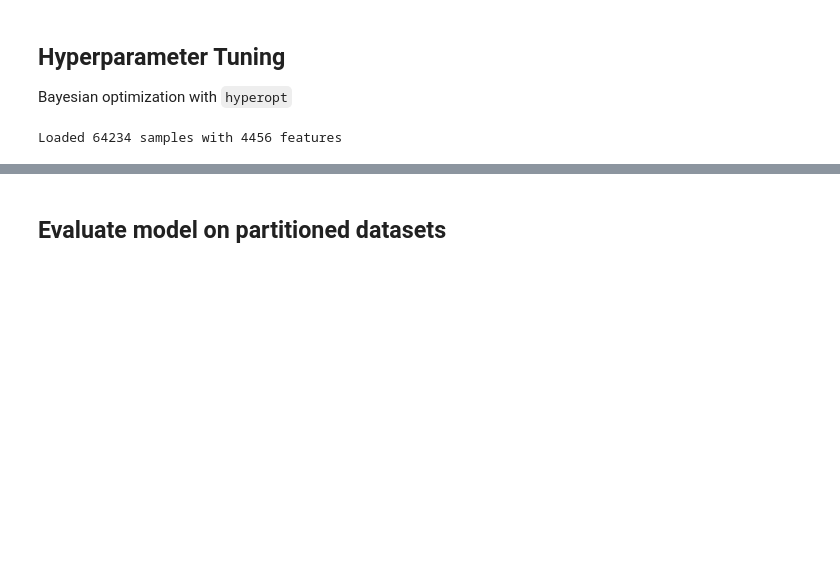
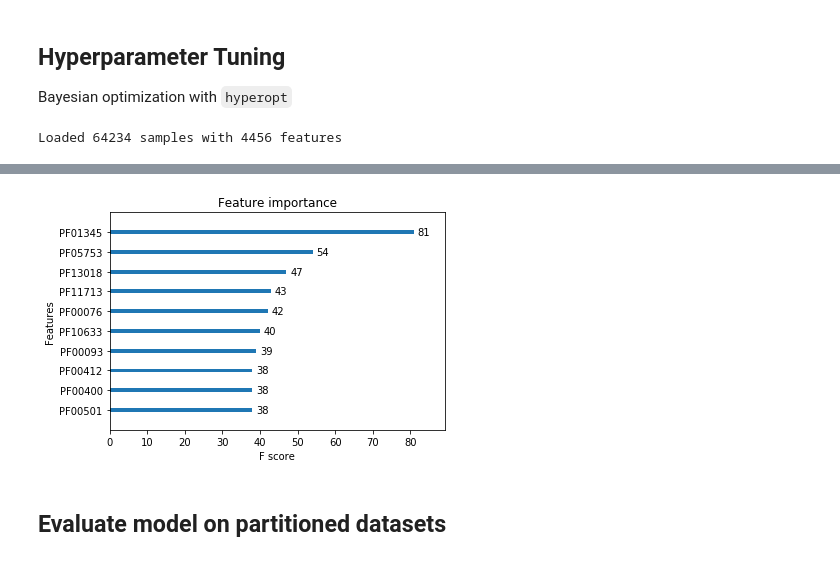
Before and after one commit to reinhartg/HP-PPI-prediction, a Jupyter notebook: codes/4. Classifier Training.ipynb, the cells around one changed output, grey strips where cells are left out. Saved outputs shown, nothing was run; the diff lists cells and outputs as text; code cells hidden in the pictures; blank space fills up the shorter version.

```diff
--- a/codes/4. Classifier Training.ipynb
+++ b/codes/4. Classifier Training.ipynb
@@ -183,3 +183,12 @@ Stopping. Best iteration:
+# %%
+# Examine parameter importance
+## Assign feature names
+pfam = joblib.load('pfam.pkl')[1]
+
+clf.get_booster().feature_names = pfam
+_ = plot_importance(clf.get_booster(), importance_type='weight', max_num_features=10, grid=False)
+# %% [output]
+[figure, added]
 # %% [markdown]
 ## Evaluate model on partitioned datasets
 # %%
```
Also changed, not shown: parts of 7 cells of this notebook, 1 other file.
